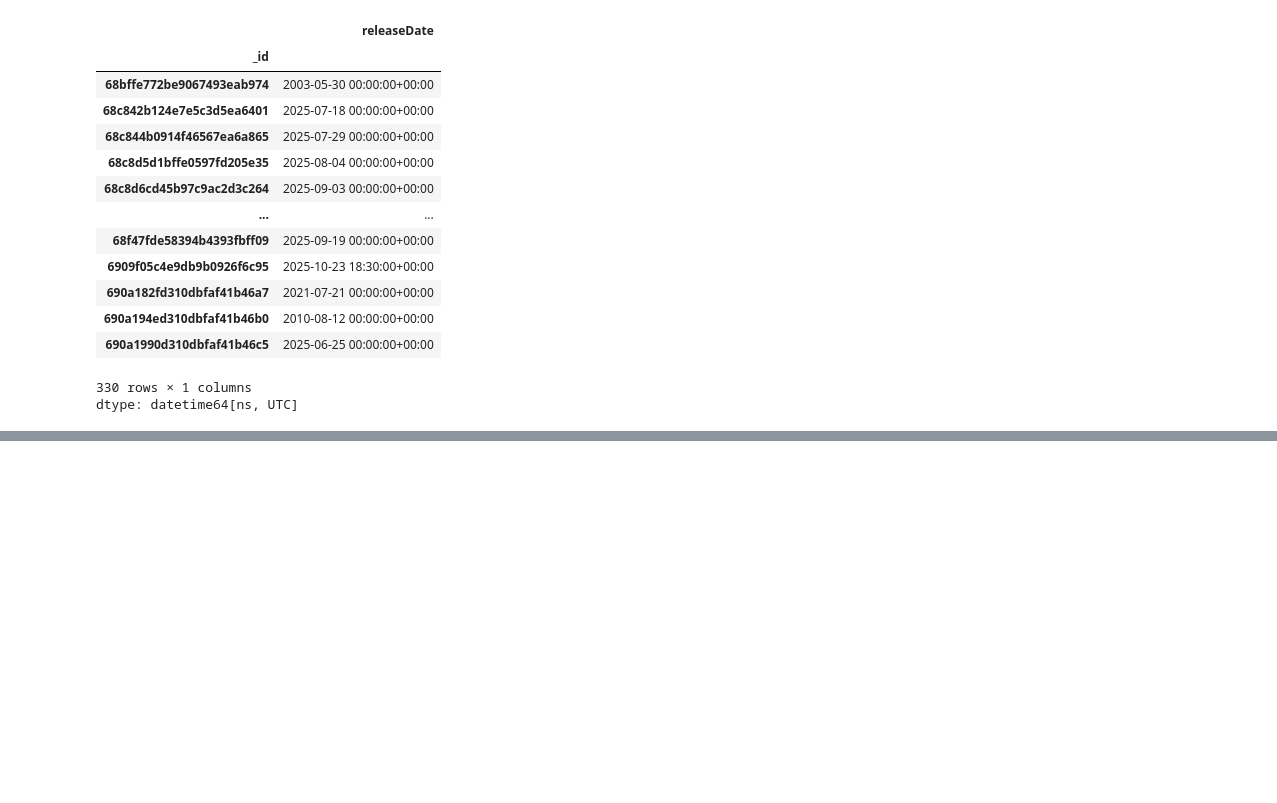
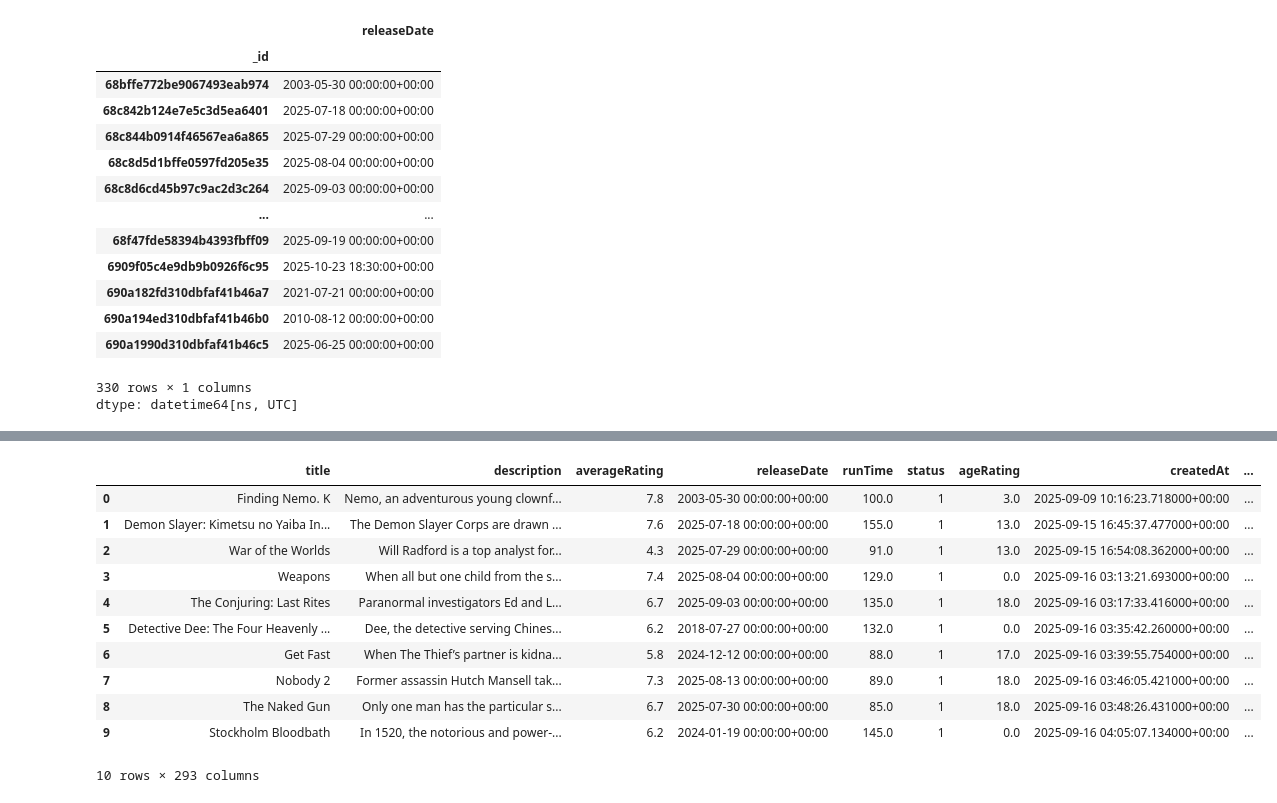
Before and after one commit to Shruthikshetty/media-logger-recommender, a Jupyter notebook: training_notebooks/Movies_recommendation_model.ipynb, the cells around one changed output, grey strips where cells are left out. Saved outputs shown, nothing was run; the diff lists cells and outputs as text; code cells hidden in the pictures; blank space fills up the shorter version.

```diff
--- a/training_notebooks/Movies_recommendation_model.ipynb
+++ b/training_notebooks/Movies_recommendation_model.ipynb
@@ -1120,0 +1306,9 @@ dtype: datetime64[ns, UTC]
+# %%
+# now lets add all the data to df_clean
+df_clean = df_clean.reset_index(drop=True) # we need to do this for proper join
+df_clean_combined = df_clean.join([tags_df, languages_df, genres_df])
+
+# lest drop the columns we dont require like tags , languages and genere
+df_clean_combined.drop(columns= ["tags" , "genre" , "languages"] , inplace=True)
+
+df_clean_combined.info()
@@ -1120,0 +1344,9 @@ dtype: datetime64[ns, UTC]
+# %%
+# now for columns like cast , directors we will be hasing them :) they are highly cardinal no way to multi encode them
+
+# first lets handler cast
+# lest convert list to a string
+
+df_clean["cast_str"] = df_clean["cast"].apply(lambda x : ' '.join(x) if isinstance(x, list) else str(x))
+
+df_clean["cast_str"].head()
@@ -1120,0 +1361,6 @@ dtype: datetime64[ns, UTC]
+# %%
+cast_hasher = HashingVectorizer(n_features=120 , alternate_sign=False , norm=None)
+cast_features = cast_hasher.fit_transform(df_clean["cast_str"])
+cast_df = pd.DataFrame(cast_features.toarray() , columns=[f'cast_hash_{i}' for i in range(120)] )
+
+cast_df.head(10)
@@ -1120,0 +1380,11 @@ dtype: datetime64[ns, UTC]
+# %%
+# now lets do the same for directors.
+
+# conver array to string
+df_clean["director_str"] = df_clean["directors"].apply(lambda x : ' '.join(x) if isinstance(x, list) else str(x))
+
+# hash and fit
+director_hasher = HashingVectorizer(n_features=60 , alternate_sign=False , norm=None)
+director_features = director_hasher.fit_transform(df_clean["director_str"])
+director_df = pd.DataFrame(director_features.toarray() , columns=[f'director_hash_{i}' for i in range(60)] )
+director_df.head(10)
@@ -1120,0 +1404,22 @@ dtype: datetime64[ns, UTC]
+# %%
+# now lets combine the data set
+df_clean_combined = df_clean_combined.join([director_df, cast_df])
+
+# lest drop the original director and cast
+df_clean_combined.drop(columns=["directors" , "cast"] , inplace = True)
+
+
+df_clean_combined.head(10)
+# %% [output]
+|  | title | description | averageRating | releaseDate | runTime | status | ageRating | createdAt | ... |
+| 0 | Finding Nemo. K | Nemo, an adventurous young clownf... | 7.8 | 2003-05-30 00:00:00+00:00 | 100.0 | 1 | 3.0 | 2025-09-09 10:16:23.718000+00:00 | ... |
+| 1 | Demon Slayer: Kimetsu no Yaiba In... | The Demon Slayer Corps are drawn ... | 7.6 | 2025-07-18 00:00:00+00:00 | 155.0 | 1 | 13.0 | 2025-09-15 16:45:37.477000+00:00 | ... |
+| 2 | War of the Worlds | Will Radford is a top analyst for... | 4.3 | 2025-07-29 00:00:00+00:00 | 91.0 | 1 | 13.0 | 2025-09-15 16:54:08.362000+00:00 | ... |
+| 3 | Weapons | When all but one child from the s... | 7.4 | 2025-08-04 00:00:00+00:00 | 129.0 | 1 | 0.0 | 2025-09-16 03:13:21.693000+00:00 | ... |
+| 4 | The Conjuring: Last Rites | Paranormal investigators Ed and L... | 6.7 | 2025-09-03 00:00:00+00:00 | 135.0 | 1 | 18.0 | 2025-09-16 03:17:33.416000+00:00 | ... |
+| 5 | Detective Dee: The Four Heavenly ... | Dee, the detective serving Chines... | 6.2 | 2018-07-27 00:00:00+00:00 | 132.0 | 1 | 0.0 | 2025-09-16 03:35:42.260000+00:00 | ... |
+| 6 | Get Fast | When The Thief’s partner is kidna... | 5.8 | 2024-12-12 00:00:00+00:00 | 88.0 | 1 | 17.0 | 2025-09-16 03:39:55.754000+00:00 | ... |
+| 7 | Nobody 2 | Former assassin Hutch Mansell tak... | 7.3 | 2025-08-13 00:00:00+00:00 | 89.0 | 1 | 18.0 | 2025-09-16 03:46:05.421000+00:00 | ... |
+| 8 | The Naked Gun | Only one man has the particular s... | 6.7 | 2025-07-30 00:00:00+00:00 | 85.0 | 1 | 18.0 | 2025-09-16 03:48:26.431000+00:00 | ... |
+| 9 | Stockholm Bloodbath | In 1520, the notorious and power-... | 6.2 | 2024-01-19 00:00:00+00:00 | 145.0 | 1 | 0.0 | 2025-09-16 04:05:07.134000+00:00 | ... |
+10 rows × 293 columns
```
Also changed, not shown: parts of 37 cells of this notebook.
